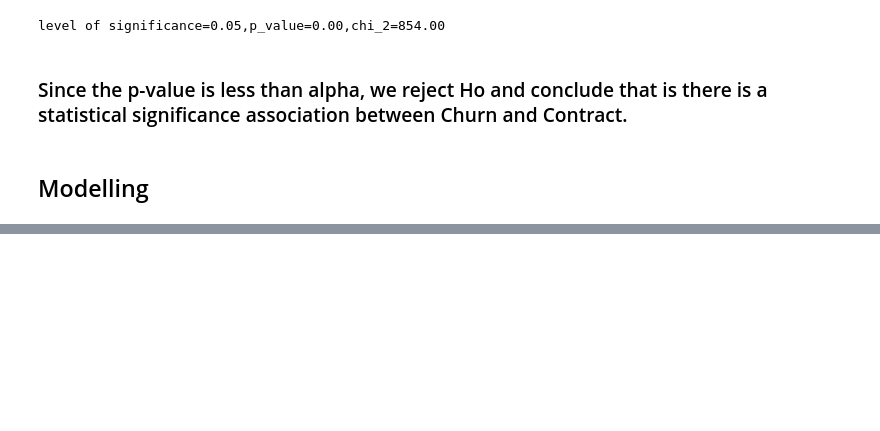
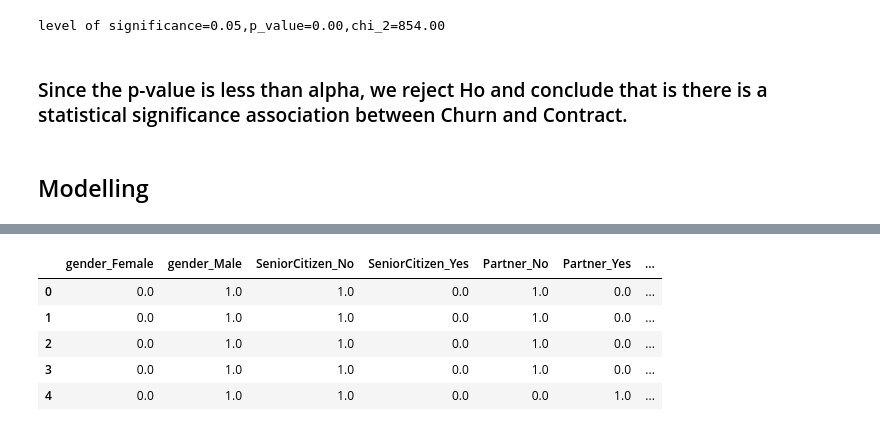
Before and after one commit to phinmaiyo/Telco-Churn-Analysis, a Jupyter notebook: Telco_Churn.ipynb, the cells around one changed output, grey strips where cells are left out. Drawn from its saved outputs; the diff is of its cells as text; code cells hidden in the pictures; blank space fills up the shorter version.

```diff
--- a/Telco_Churn.ipynb
+++ b/Telco_Churn.ipynb
@@ -1329,0 +1685,15 @@ level of significance=0.05,p_value=0.00,chi_2=854.00
+# %%
+# transform the test set to an array and convert to DataFrame
+tcat_X_test = pd.DataFrame(enc.transform(cat_X_test).toarray(), index= cat_X_test.index, columns=enc.get_feature_names_out(['gender', 'SeniorCitizen', 'Partner', 'Dependents', 'PhoneService',
+       'MultipleLines', 'InternetService', 'OnlineSecurity', 'OnlineBackup',
+       'DeviceProtection', 'TechSupport', 'StreamingTV', 'StreamingMovies',
+       'Contract', 'PaperlessBilling', 'PaymentMethod']))
+# %%
+tcat_X_test.head()
+# %% [output]
+|  | gender_Female | gender_Male | SeniorCitizen_No | SeniorCitizen_Yes | Partner_No | Partner_Yes | ... |
+| 0 | 0.0 | 1.0 | 1.0 | 0.0 | 1.0 | 0.0 | ... |
+| 1 | 0.0 | 1.0 | 1.0 | 0.0 | 1.0 | 0.0 | ... |
+| 2 | 0.0 | 1.0 | 1.0 | 0.0 | 1.0 | 0.0 | ... |
+| 3 | 0.0 | 1.0 | 1.0 | 0.0 | 1.0 | 0.0 | ... |
+| 4 | 0.0 | 1.0 | 1.0 | 0.0 | 0.0 | 1.0 | ... |
```
Also changed, not shown: parts of 52 cells of this notebook, 1 other file.
